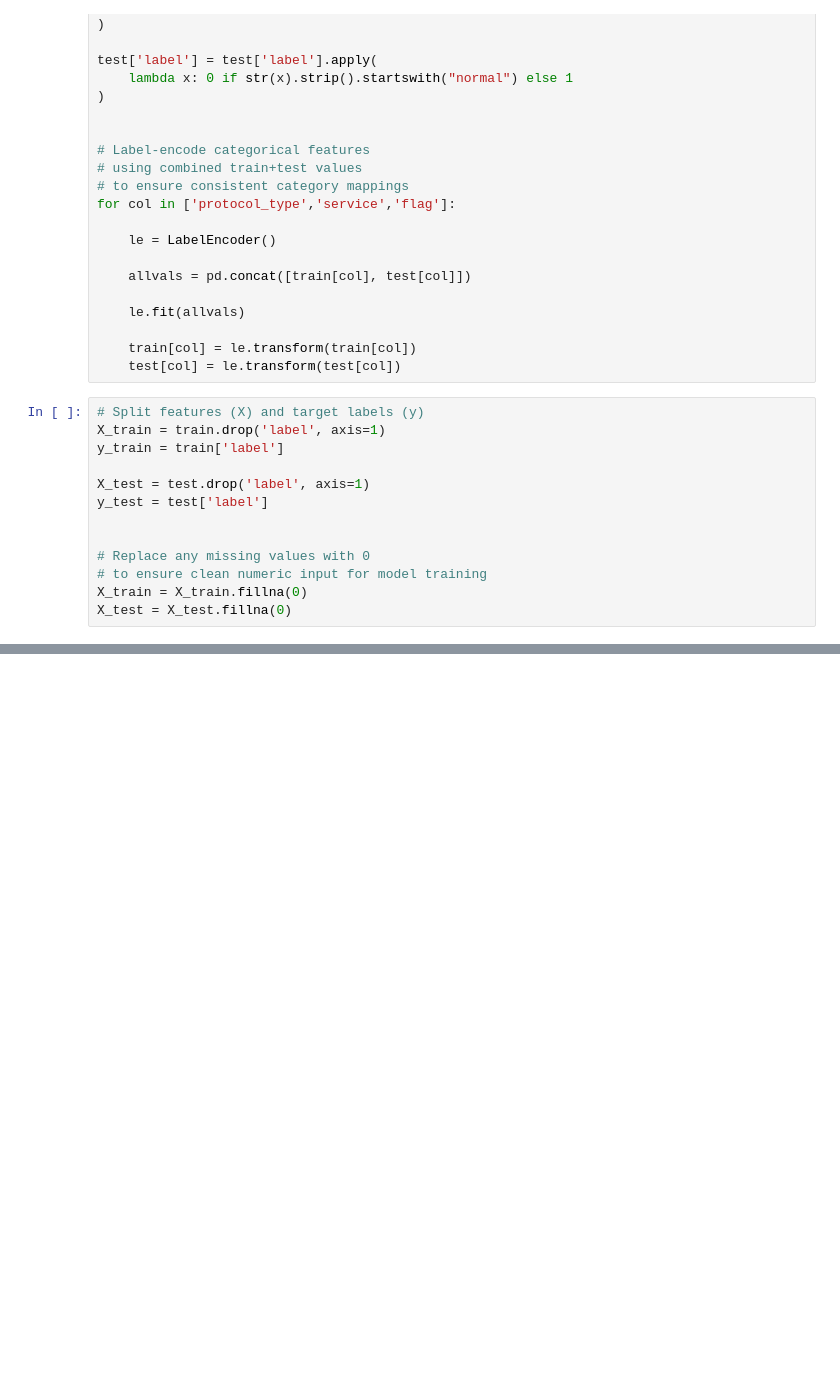
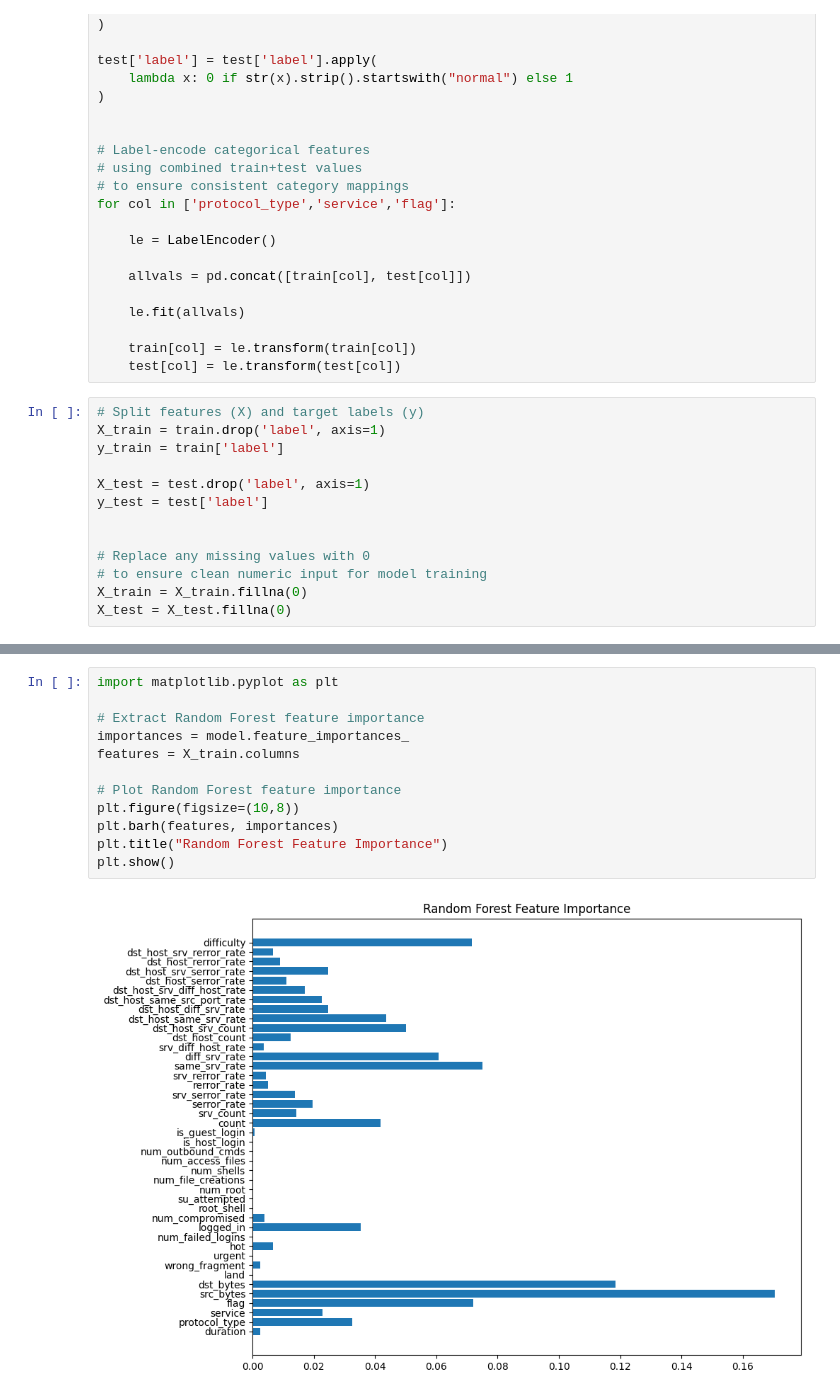
Before and after one commit to tamaghnakundu/network-intrusion-detection, a Jupyter notebook: ids.ipynb, the cells around one changed output, grey strips where cells are left out. Cells and saved outputs as stored; diff of their text form; blank space fills up the shorter version.

```diff
--- a/ids.ipynb
+++ b/ids.ipynb
@@ -76,0 +122,14 @@ pred = model.predict(X_test)
+# %%
+import matplotlib.pyplot as plt
+
+# Extract Random Forest feature importance
+importances = model.feature_importances_
+features = X_train.columns
+
+# Plot Random Forest feature importance
+plt.figure(figsize=(10,8))
+plt.barh(features, importances)
+plt.title("Random Forest Feature Importance")
+plt.show()
+# %% [output]
+[figure, added]
```
Also changed, not shown: parts of 6 cells of this notebook.
